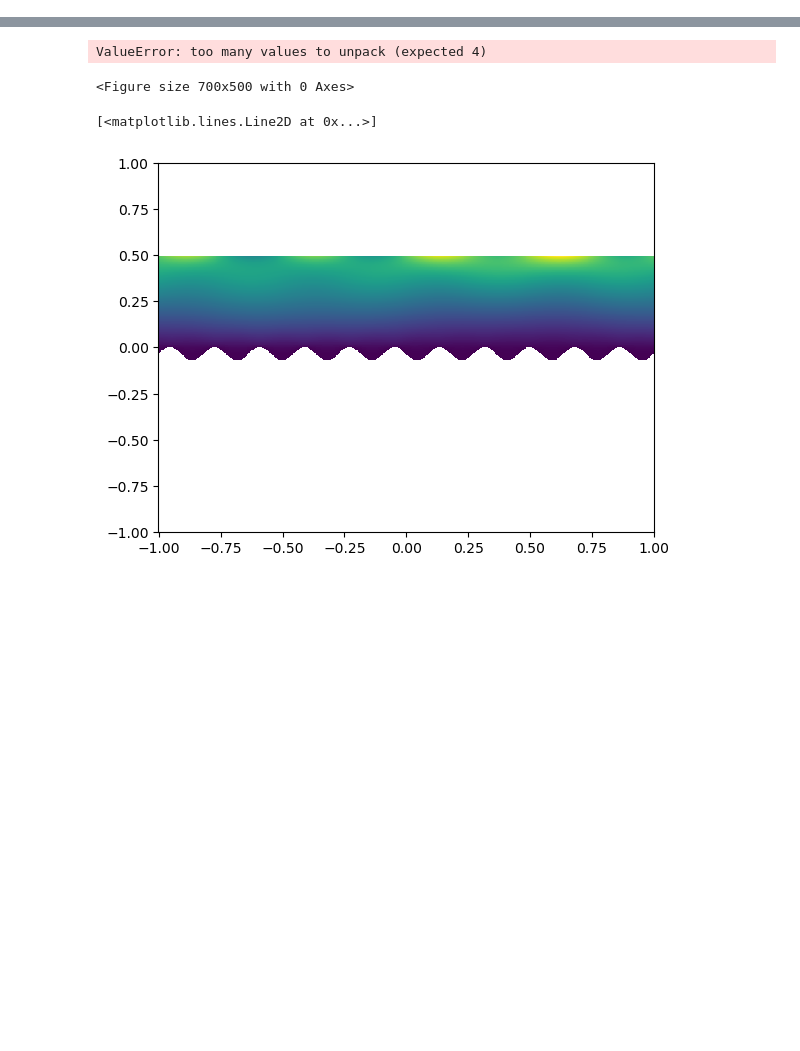
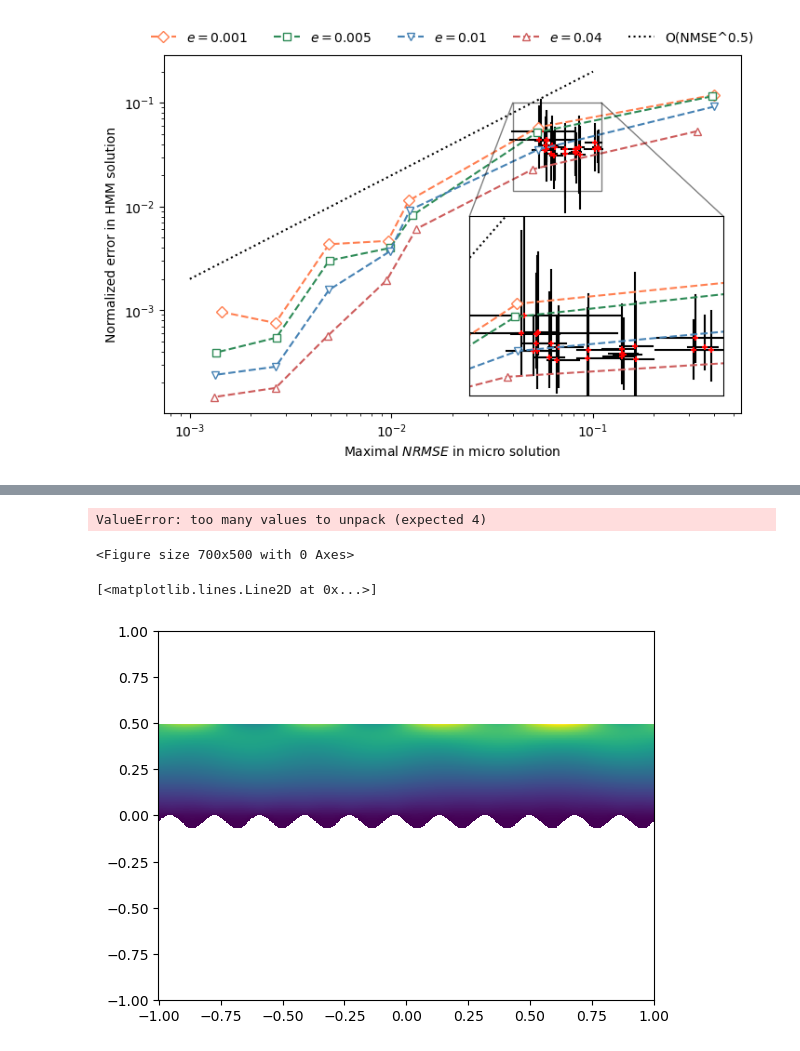
Before and after one commit to emastr/deep-micro-slip-model, a Jupyter notebook: notebooks/part30_paper_runs/epsilon_scaling/part31_HMM_coupling.ipynb, the cells around one changed output, grey strips where cells are left out. Drawn from its saved outputs; the diff is of its cells as text; code cells hidden in the pictures; blank space fills up the shorter version.

```diff
--- a/notebooks/part30_paper_runs/epsilon_scaling/part31_HMM_coupling.ipynb
+++ b/notebooks/part30_paper_runs/epsilon_scaling/part31_HMM_coupling.ipynb
@@ -315,0 +395,90 @@ for i, e in zip(i_list, e_list):
+# %%
+def avg_over_seeds(runs, net_type, width, height, line_pos):
+    runs = runs[runs["net_type"] == net_type]
+    runs = runs[runs["width"] == width]
+    runs = runs[runs["height"] == height]
+    runs = runs[runs["line_pos"] == line_pos]
+    group = runs.groupby(["sim_idx", "eps"])
+    means = group.mean().reset_index()
+    stds = group.std().reset_index()
+    return means, stds
+
+groups = runs.groupby(["eps", "net_type", "width", "height", "line_pos"])
+means = groups.mean().reset_index()
+stds = groups.std().reset_index()
+mins = groups.min().reset_index()
+maxs = groups.max().reset_index()
+
+#plt.plot(stds["it"], stds["macro_error"].apply(lambda x: np.isnan(x)), 'o')
+#stds
+# %%
+
+plt.figure(figsize=(8,5))
+ax = plt.gca()
+
+def filter(data):
+    data = data[data["line_pos"]==0.1]
+    data = data[data["eps"].isin([0.001, 0.005])]#, 0.04])]
+    #data = data[data["width"]==5]
+    #data = data[data["height"]==0.8]
+    #df_ = df_[df_["net_seed"] == 3]
+    data = data[data["net_type"] == "fno_vanilla_ver4"]
+    return data
+
+def error_bar(ax, data, x, y, xmin, xmax, ymin, ymax, **kwargs):
+    for i, row in data.iterrows():
+        ax.plot([row[x], row[x]], [row[ymin], row[ymax]], **kwargs)
+        ax.plot([row[xmin], row[xmax]], [row[y], row[y]], **kwargs)
+
+def plot(ax):
+    error_bar(ax, means_f, "micro_error", "macro_error", "low_micro", "high_micro", "low_macro", "high_macro", color="black", zorder=-1)
+    #means_f.plot(x="micro_error", y="macro_error", kind="scatter", c="net_seed", cmap="viridis", s=20, colorbar=False, ax=plt.gca(), marker="+")
+    means_f.plot(x="micro_error", y="macro_error", kind="scatter", c="red", s=20, colorbar=False, ax=ax, marker="+")
+
+    colors = ["coral", "seagreen", "steelblue", "indianred"]
+    markers = ["D", "s", "v", "^"]
+    for j, i in enumerate(i_list):
+        ax.plot(micro_errors[j], coupling_errors[j], markers[j]+"--", color=colors[j], label=f"$e = {e_list[j]}$",  markerfacecolor='white')
+        #plt.plot(micro_errors[j], hmm_errors[j], markers[j]+"-", color=colors[j], label=f"$e = {e_list[j]}$",  markerfacecolor='white')
+    ns_ref = np.logspace(-3, -1)
+    ax.plot(ns_ref, 2.*ns_ref**1., 'k:', label="O(NMSE^0.5)")
+
+means_f = filter(means)
+stds_f = filter(stds)
+mins_f = filter(mins)
+maxs_f = filter(maxs)
+
+means_f["low_micro"] = mins_f["micro_error"]
+means_f["high_micro"] = maxs_f["micro_error"]
+means_f["low_macro"] = mins_f["macro_error"]
+means_f["high_macro"] = maxs_f["macro_error"]
+
+plot(ax)
+#df = df[df["width"] == 4]
+#plt.scatter(df["micro_error"], df["macro_error"], c=np.log(df["eps"]), cmap="viridis", s=10)
+ax.set_xscale("log")
+ax.set_yscale("log")
+ax.set_xlabel("Maximal $NRMSE$ in micro solution")
+ax.set_ylabel("Normalized error in HMM solution")
+#plt.grid(which="both", alpha=0.5)
+ax.legend(loc='upper center', bbox_to_anchor=(0.5, 1.1),
+          fancybox=False, shadow=False, ncol=5, frameon=False)
+#plt.gca().spines["right"].set_visible(False)
+#plt.gca().spines["top"].set_visible(False)
+#plt.xlim([0.001, .5])
+#plt.ylim([1e-5, 4e-1])
+
+
+x1, x2, y1, y2 = 0.04, 0.11, 0.014, 0.1  # subregion of the original image
+axins = ax.inset_axes([0.53, 0.05, 0.44, 0.5], xlim=(x1, x2), ylim=(y1, y2), xticklabels=[], yticklabels=[])
+#axins.imshow(Z2, extent=extent, origin="lower")
+plot(axins)
+axins.set_xlabel("")
+axins.set_ylabel("")
+axins.set_xticks([])
+axins.set_yticks([])
+ax.indicate_inset_zoom(axins, edgecolor="black")
+
+
+#plt.gcf().savefig(f"{figures_dir}coupling_error.png")
+# %% [output]
@@ -316,3 +490,4 @@ for i, e in zip(i_list, e_list):
+[figure, added]
 # %%
 
 plt.figure(figsize=(7,5))
```
Also changed, not shown: parts of 8 cells of this notebook, 21 other files.
